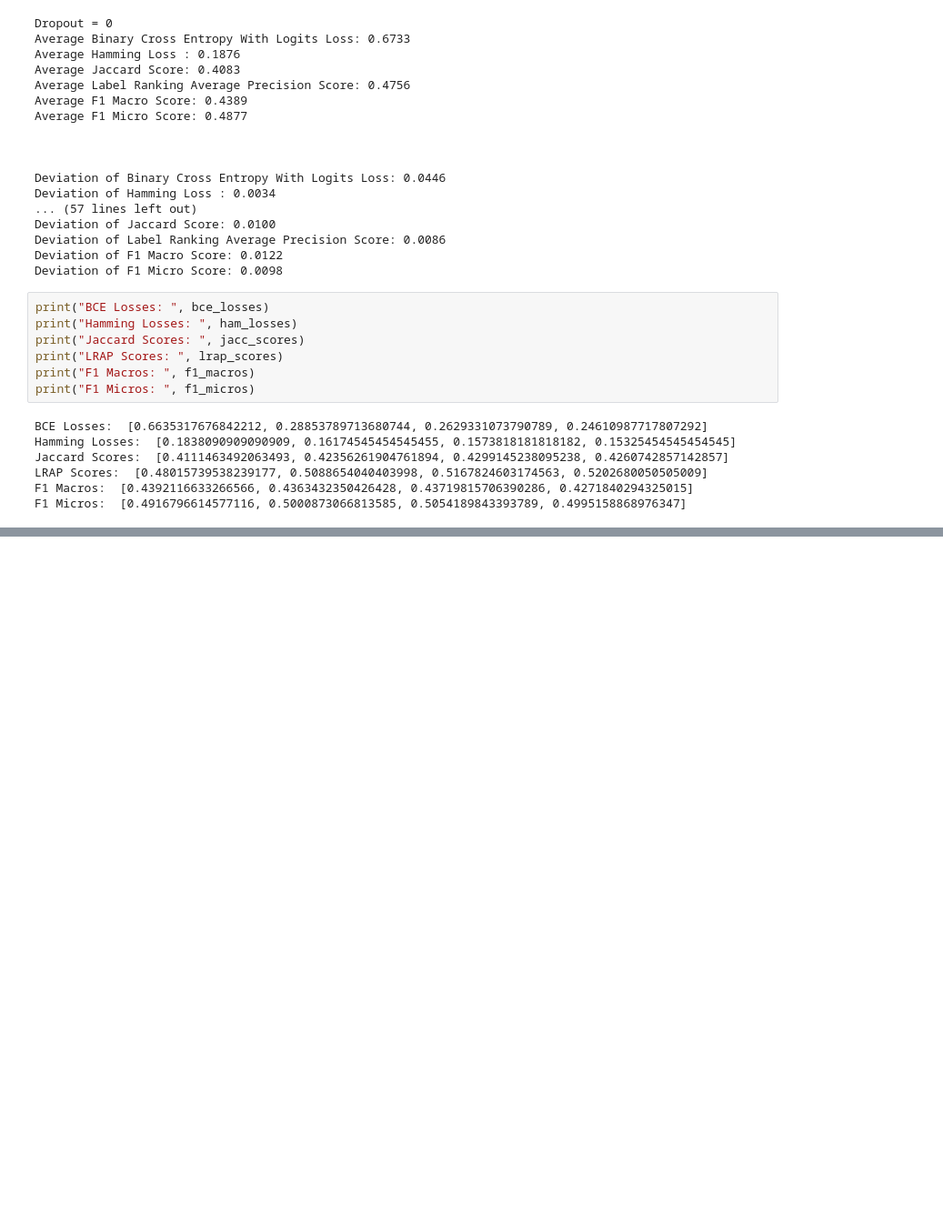
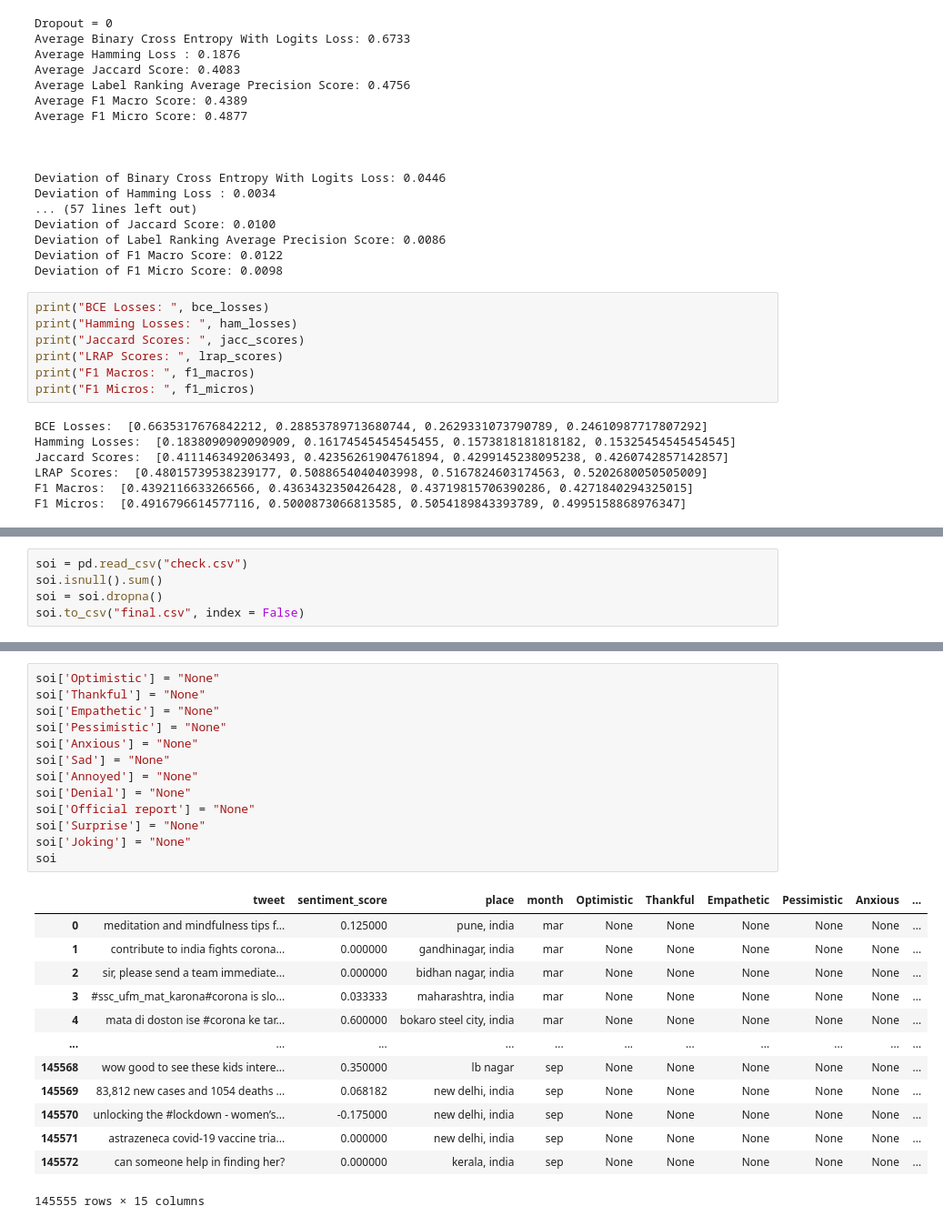
Before and after one commit to sydney-machine-learning/COVID19_sentinentanalysis, a Jupyter notebook: EDA + Preprocessing + Modeling.ipynb, the cells around one changed output, grey strips where cells are left out. Shown at 91% size. Saved outputs shown, nothing was run; the diff lists cells and outputs as text; blank space fills up the shorter version.

```diff
--- a/EDA + Preprocessing + Modeling.ipynb
+++ b/EDA + Preprocessing + Modeling.ipynb
@@ -1375,0 +1481,5 @@ F1 Micros:  [0.4916796614577116, 0.5000873066813585, 0.5054189843393789, 0.49951
+# %%
+soi = pd.read_csv("check.csv")
+soi.isnull().sum()
+soi = soi.dropna()
+soi.to_csv("final.csv", index = False)
@@ -1375,0 +1612,27 @@ F1 Micros:  [0.4916796614577116, 0.5000873066813585, 0.5054189843393789, 0.49951
+# %%
+soi['Optimistic'] = "None"
+soi['Thankful'] = "None"
+soi['Empathetic'] = "None"
+soi['Pessimistic'] = "None"
+soi['Anxious'] = "None"
+soi['Sad'] = "None"
+soi['Annoyed'] = "None"
+soi['Denial'] = "None"
+soi['Official report'] = "None"
+soi['Surprise'] = "None"
+soi['Joking'] = "None"
+soi
+# %% [output]
+|  | tweet | sentiment_score | place | month | Optimistic | Thankful | Empathetic | Pessimistic | Anxious | ... |
+| 0 | meditation and mindfulness tips f... | 0.125000 | pune, india | mar | None | None | None | None | None | ... |
+| 1 | contribute to india fights corona... | 0.000000 | gandhinagar, india | mar | None | None | None | None | None | ... |
+| 2 | sir, please send a team immediate... | 0.000000 | bidhan nagar, india | mar | None | None | None | None | None | ... |
+| 3 | #ssc_ufm_mat_karona#corona is slo... | 0.033333 | maharashtra, india | mar | None | None | None | None | None | ... |
+| 4 | mata di doston ise #corona ke tar... | 0.600000 | bokaro steel city, india | mar | None | None | None | None | None | ... |
+| ... | ... | ... | ... | ... | ... | ... | ... | ... | ... | ... |
+| 145568 | wow good to see these kids intere... | 0.350000 | lb nagar | sep | None | None | None | None | None | ... |
+| 145569 | 83,812 new cases and 1054 deaths ... | 0.068182 | new delhi, india | sep | None | None | None | None | None | ... |
+| 145570 | unlocking the #lockdown - women’s... | -0.175000 | new delhi, india | sep | None | None | None | None | None | ... |
+| 145571 | astrazeneca covid-19 vaccine tria... | 0.000000 | new delhi, india | sep | None | None | None | None | None | ... |
+| 145572 | can someone help in finding her? | 0.000000 | kerala, india | sep | None | None | None | None | None | ... |
+145555 rows × 15 columns
```
Also changed, not shown: parts of 44 cells of this notebook.
